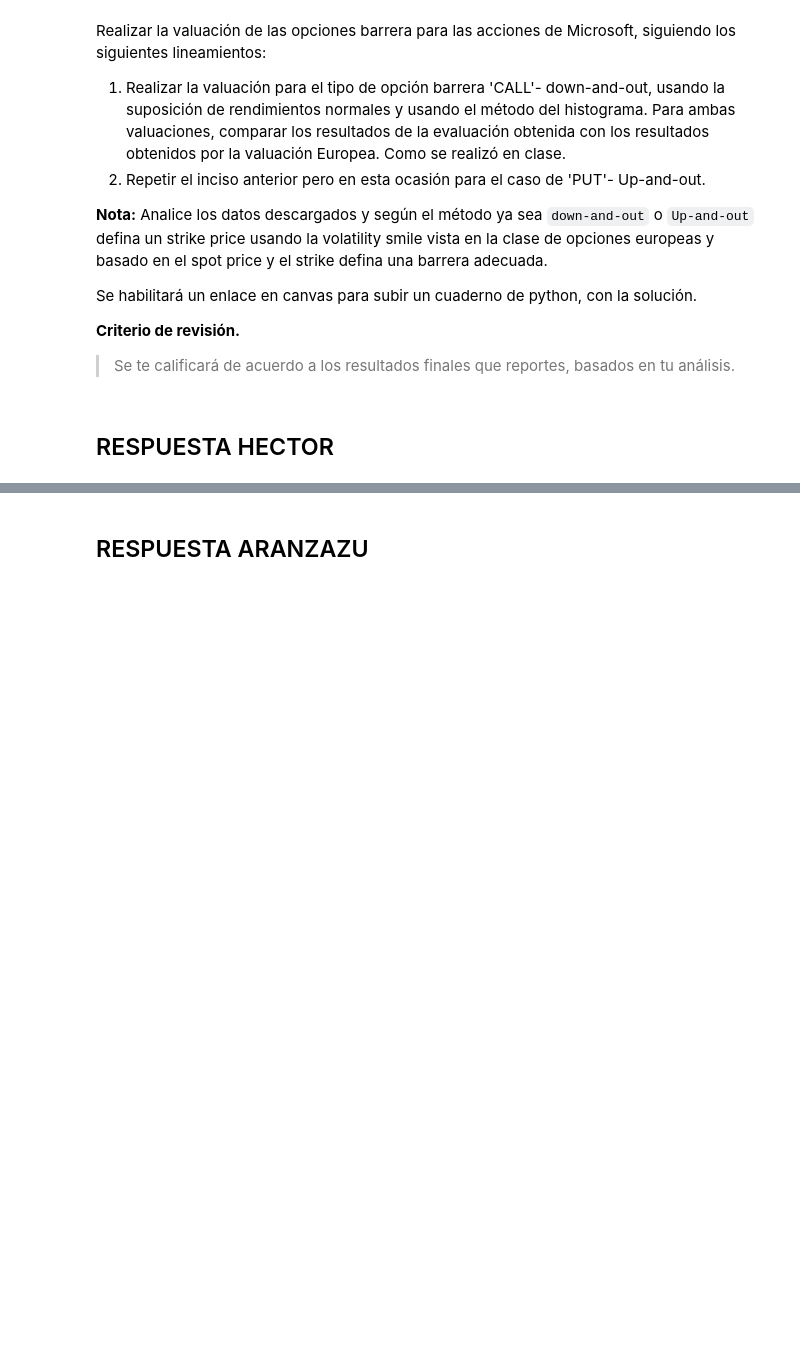
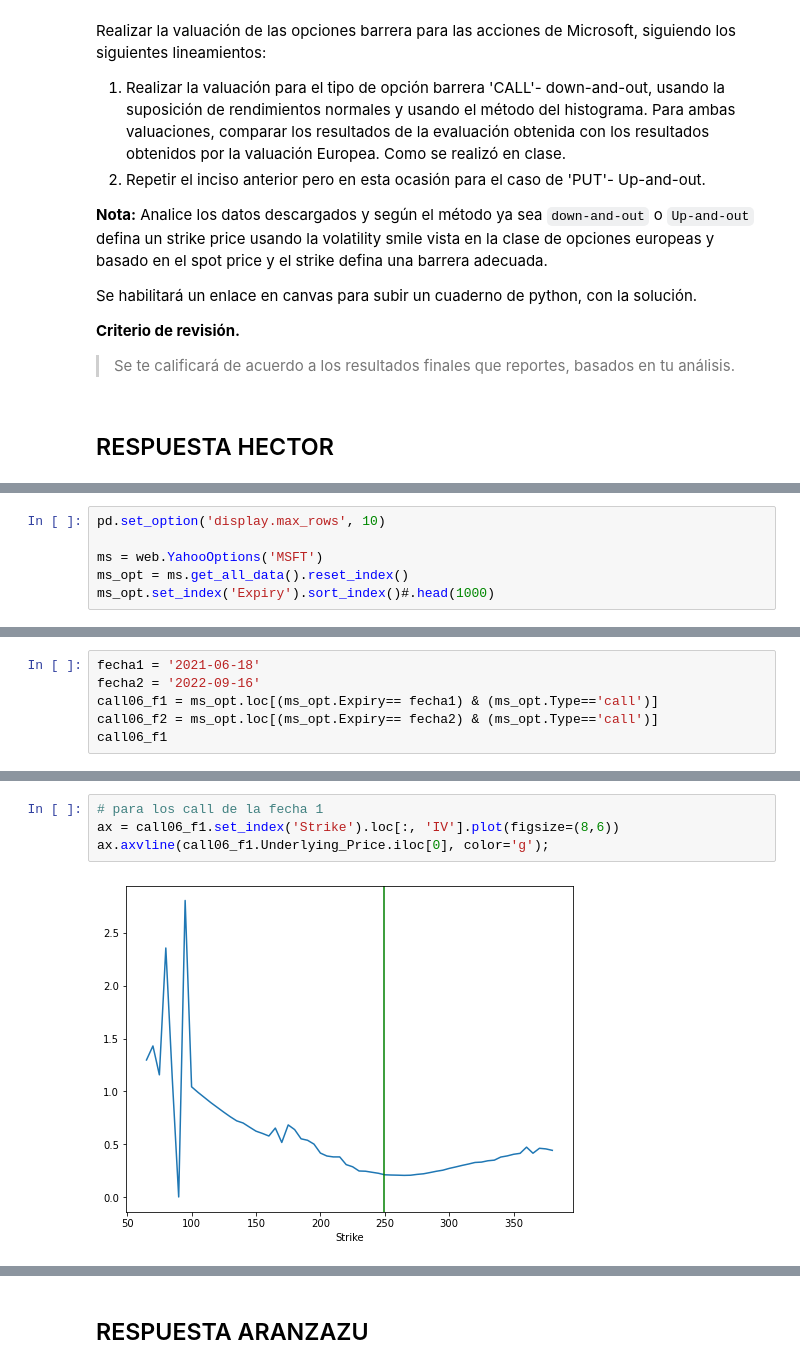
Before and after one commit to Aranzazu-R/Tarea9y10_HectorChavez_AranzazuRendon, a Jupyter notebook: Tarea11_simulación.ipynb, the cells around one changed output, grey strips where cells are left out. Drawn from its saved outputs; the diff is of its cells as text; blank space fills up the shorter version.

```diff
--- a/Tarea11_simulación.ipynb
+++ b/Tarea11_simulación.ipynb
@@ -31,0 +102,6 @@ Se habilitará un enlace en canvas para subir un cuaderno de python, con la solu
+# %%
+pd.set_option('display.max_rows', 10)
+
+ms = web.YahooOptions('MSFT')
+ms_opt = ms.get_all_data().reset_index()
+ms_opt.set_index('Expiry').sort_index()#.head(1000)
@@ -31,0 +123,6 @@ Se habilitará un enlace en canvas para subir un cuaderno de python, con la solu
+# %%
+fecha1 = '2021-06-18'
+fecha2 = '2022-09-16'
+call06_f1 = ms_opt.loc[(ms_opt.Expiry== fecha1) & (ms_opt.Type=='call')]
+call06_f2 = ms_opt.loc[(ms_opt.Expiry== fecha2) & (ms_opt.Type=='call')]
+call06_f1
@@ -31,0 +143,6 @@ Se habilitará un enlace en canvas para subir un cuaderno de python, con la solu
+# %%
+# para los call de la fecha 1
+ax = call06_f1.set_index('Strike').loc[:, 'IV'].plot(figsize=(8,6))
+ax.axvline(call06_f1.Underlying_Price.iloc[0], color='g');
+# %% [output]
+[figure, added]
```
Also changed, not shown: parts of 71 cells of this notebook.
